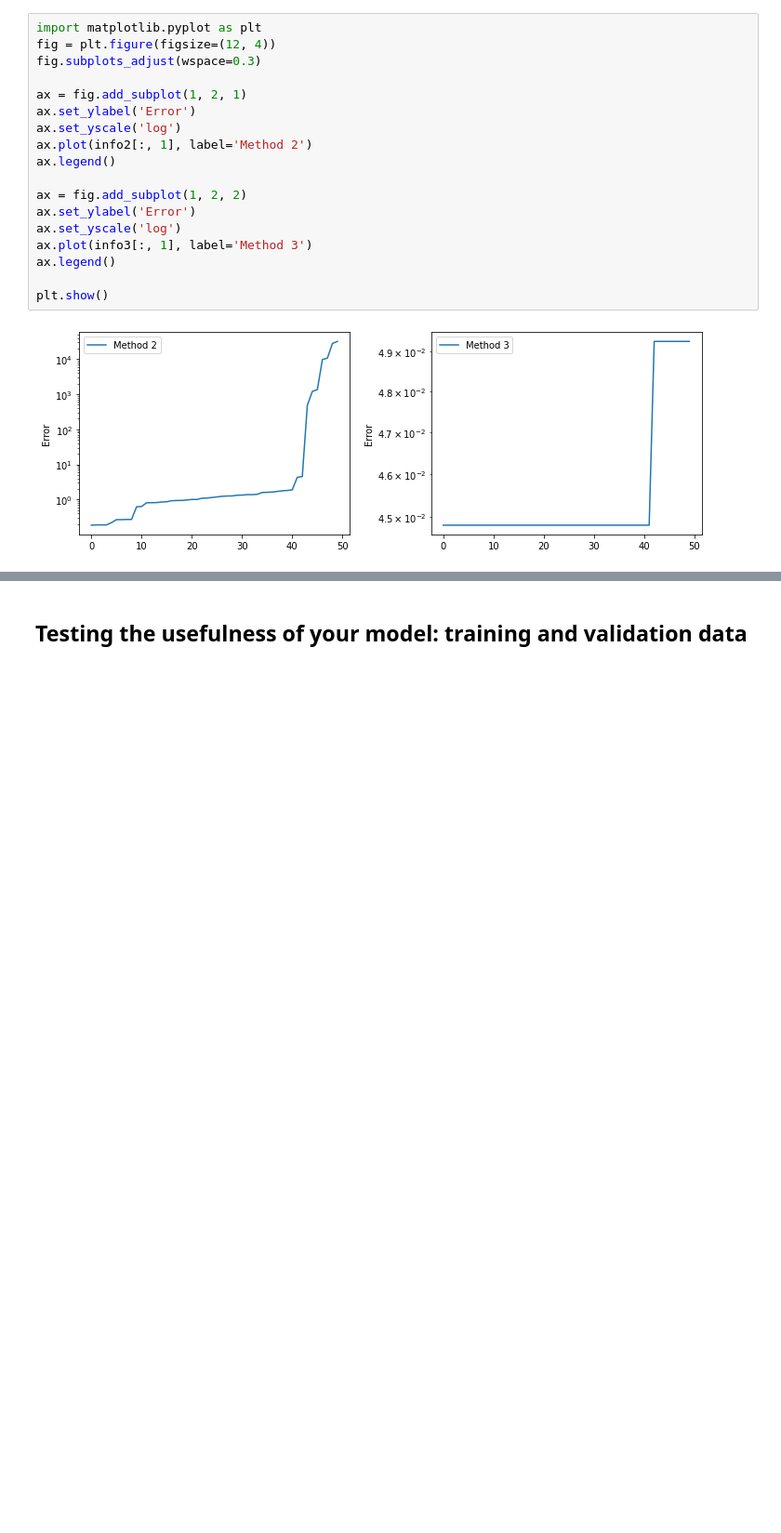
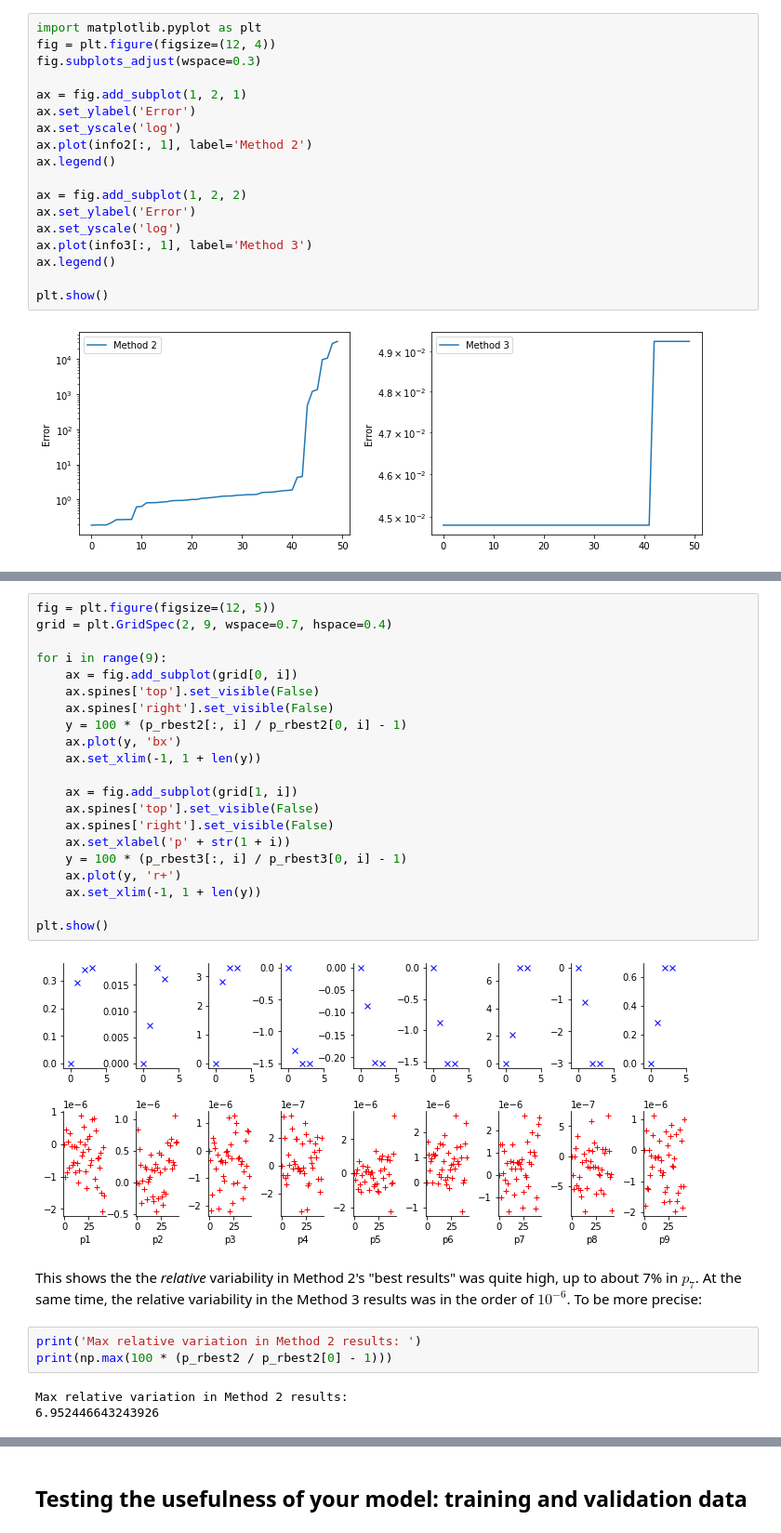
Before and after one commit to CardiacModelling/fitting-notebooks, a Jupyter notebook: ion-currents/reliability.ipynb, the cells around one changed output, grey strips where cells are left out. Shown at 93% size. Saved outputs shown, nothing was run; the diff lists cells and outputs as text; blank space fills up the shorter version.

```diff
--- a/ion-currents/reliability.ipynb
+++ b/ion-currents/reliability.ipynb
@@ -353,0 +244,33 @@ We can, however, test if the model is useful...
+# %%
+fig = plt.figure(figsize=(12, 5))
+grid = plt.GridSpec(2, 9, wspace=0.7, hspace=0.4)
+
+for i in range(9):
+    ax = fig.add_subplot(grid[0, i])
+    ax.spines['top'].set_visible(False)
+    ax.spines['right'].set_visible(False)
+    y = 100 * (p_rbest2[:, i] / p_rbest2[0, i] - 1)
+    ax.plot(y, 'bx')
+    ax.set_xlim(-1, 1 + len(y))
+
+    ax = fig.add_subplot(grid[1, i])
+    ax.spines['top'].set_visible(False)
+    ax.spines['right'].set_visible(False)
+    ax.set_xlabel('p' + str(1 + i))
+    y = 100 * (p_rbest3[:, i] / p_rbest3[0, i] - 1)
+    ax.plot(y, 'r+')
+    ax.set_xlim(-1, 1 + len(y))
+
+plt.show()
+# %% [output]
+[figure, added]
+# %% [markdown]
+This shows the the _relative_ variability in Method 2's "best results" was quite high, up to about 7% in $p_7$.
+At the same time, the relative variability in the Method 3 results was in the order of $10^{-6}%$.
+To be more precise:
+# %%
+print('Max relative variation in Method 2 results: ')
+print(np.max(100 * (p_rbest2 / p_rbest2[0] - 1)))
+# %% [output]
+Max relative variation in Method 2 results:
+6.952446643243926
```
Also changed, not shown: parts of 55 cells of this notebook, 2 other files.
